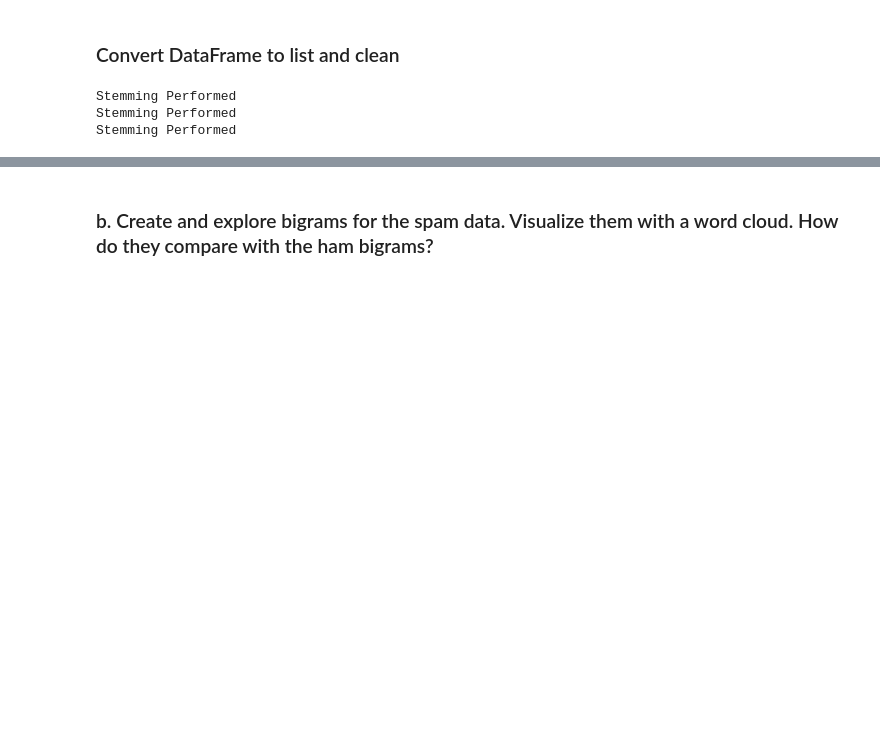
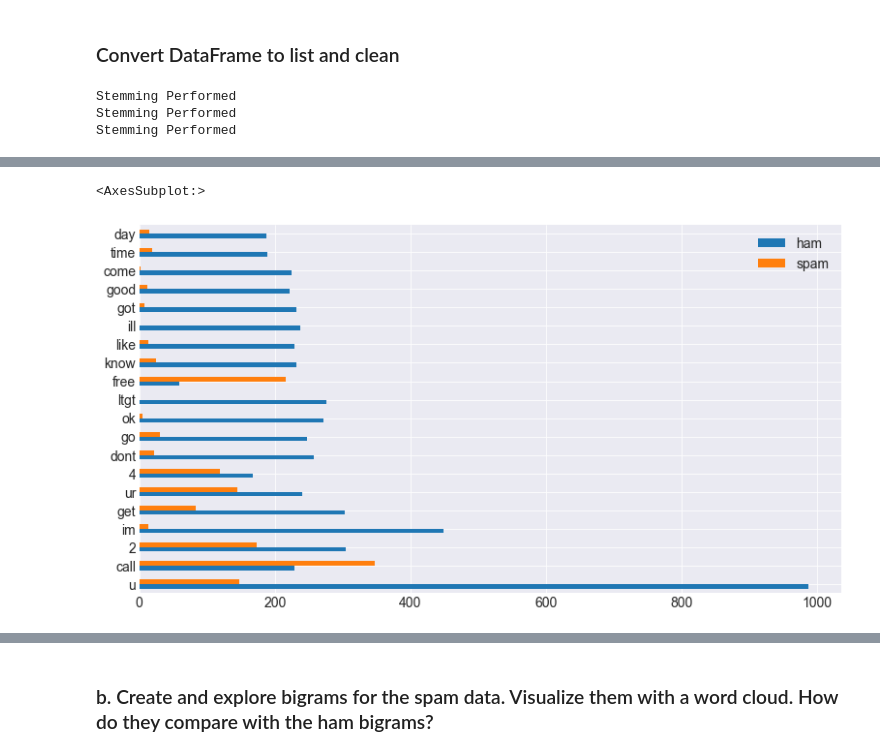
Before and after one commit to QMCBT-JustinEvans/natural-language-processing-exercises, a Jupyter notebook: explore.ipynb, the cells around one changed output, grey strips where cells are left out. Drawn from its saved outputs; the diff is of its cells as text; code cells hidden in the pictures; blank space fills up the shorter version.

```diff
--- a/explore.ipynb
+++ b/explore.ipynb
@@ -10,6 +10,10 @@ import pandas as pd
 import seaborn as sns
 import matplotlib.pyplot as plt
 from nltk.corpus import stopwords
+
+## setting basic style parameters for matplotlib
+plt.rc('figure', figsize=(13, 7))
+plt.style.use('seaborn-darkgrid')
 
 # ------------- #
 # Local Imports #
@@ -96,7 +119,25 @@ memory usage: 130.6+ KB
 # add_stopwords = ['r', 'u', '2', 'ltgt']
 
 def clean(text, stem_or_lem=None, add_stopwords=[]):
-    '''Simplified text cleaning function'''
+    """
+    Description:
+    Simplified text cleaning function
+
+    Required Imports:
+    import re
+    import nltk
+    import unicodedata
+    import pandas as pd
+    from nltk.corpus import stopwords
+
+    Arguments:
+             text = The text you want to clean
+      stem_or_lem = Default is None; stem will perform stemming on your text; lem will lemmatize it.
+    add_stopwords = [] This is an empty list by default; just add words that you want to include as stopwords.
+
+    Returns:
+    returns list of cleaned words.
+    """
     # 1. lowercase everything
     text = text.lower()
     # 2. Remove accented and ASCII characters
@@ -121,5 +162,6 @@ def clean(text, stem_or_lem=None, add_stopwords=[]):
         print('No Stemming or Lemmatizing Performed')
     # 6. Remove StopWords
     stopwords = nltk.corpus.stopwords.words('english') + add_stopwords
+
     return [word for word in words if word not in stopwords]
 # %%
@@ -136 +181,6 @@ Stemming Performed
+# %%
+# Assign word counts to Frequency Variables
+ham_freq = pd.Series(ham_words).value_counts()
+spam_freq = pd.Series(spam_words).value_counts()
+all_freq = pd.Series(all_words).value_counts()
 # %%
@@ -155,0 +222,6 @@ ham_words
+# %%
+# Create Frequency DataFrame
+word_counts = pd.concat([ham_freq, spam_freq, all_freq], axis=1
+         ).fillna(0).astype(int)
+word_counts.columns = ['ham','spam','all']
+word_counts
@@ -155,0 +282,7 @@ ham_words
+# %%
+# Plot Top-20 Words and compare by spam/ham
+plt.rc('font', size=14)
+word_counts.sort_values('all', ascending=False)[['ham','spam']].head(20).plot.barh()
+# %% [output]
+<AxesSubplot:>
+[figure, added]
```
Also changed, not shown: parts of 59 cells of this notebook.
